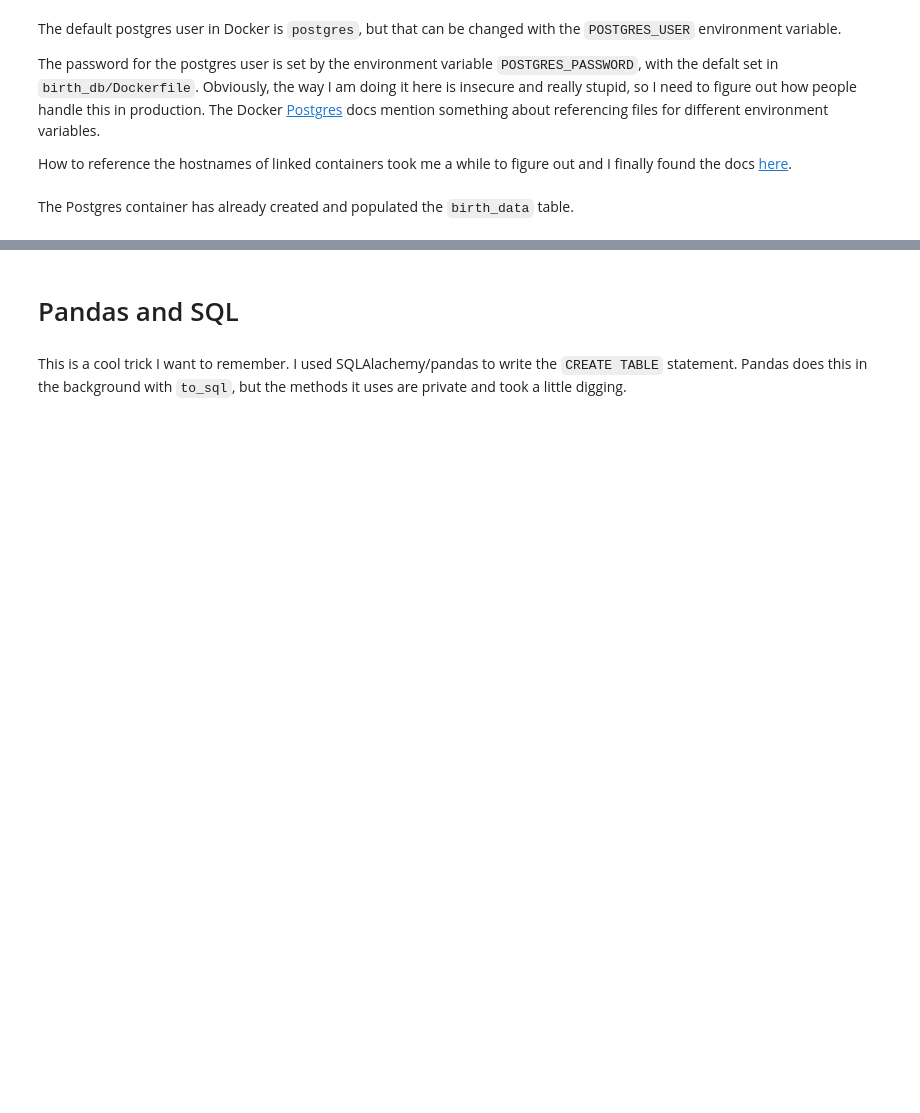
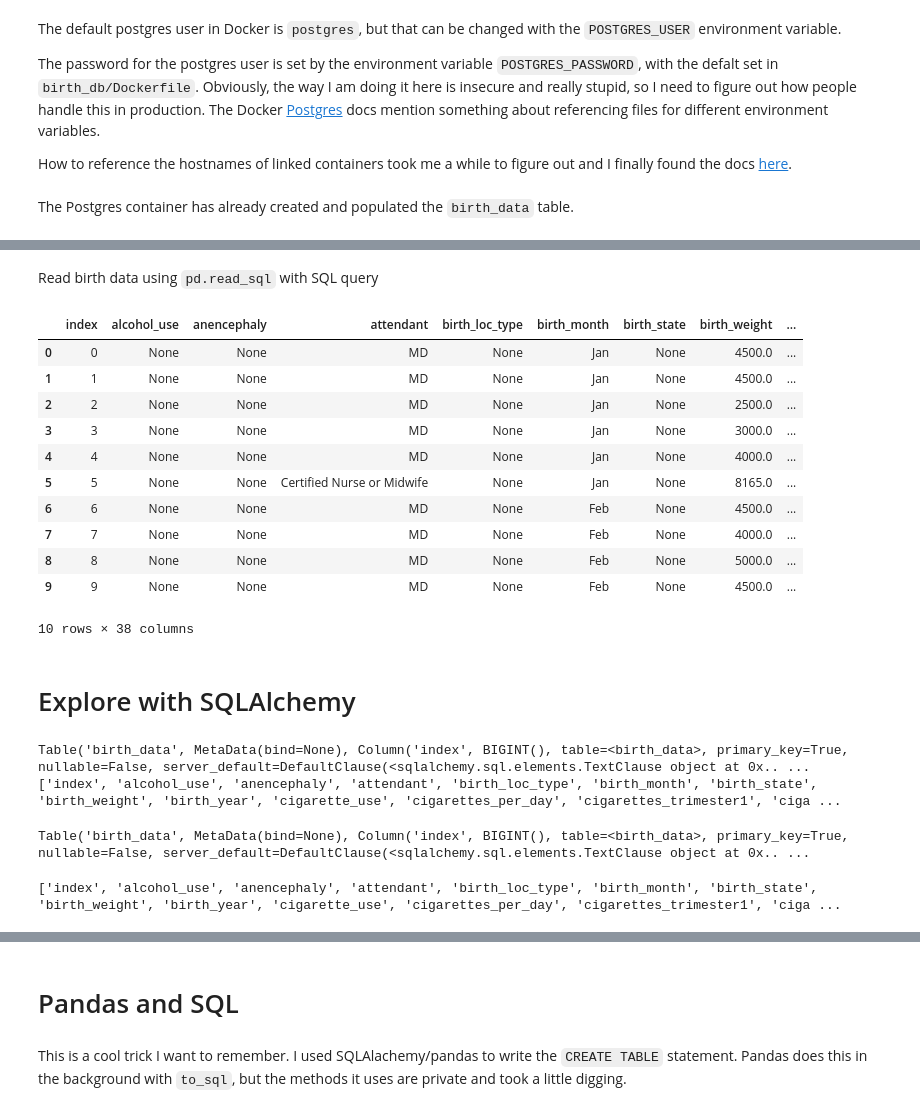
Before and after one commit to jrnold/insight-ds-docker, a Jupyter notebook: DS_Docker_setup.ipynb, the cells around one changed output, grey strips where cells are left out. Drawn from its saved outputs; the diff is of its cells as text; code cells hidden in the pictures; blank space fills up the shorter version.

Commit message:
add stuff with pandas, sqlalchemy

```diff
--- a/DS_Docker_setup.ipynb
+++ b/DS_Docker_setup.ipynb
@@ -30,0 +47,19 @@ OperationalError: (psycopg2.OperationalError) could not translate host name "bir
+# %% [markdown]
+Read birth data using `pd.read_sql` with SQL query
+# %%
+pd.read_sql("SELECT * FROM birth_data LIMIT 10", engine)
+# %% [output]
+|  | index | alcohol_use | anencephaly | attendant | birth_loc_type | birth_month | birth_state | birth_weight | ... |
+| 0 | 0 | None | None | MD | None | Jan | None | 4500.0 | ... |
+| 1 | 1 | None | None | MD | None | Jan | None | 4500.0 | ... |
+| 2 | 2 | None | None | MD | None | Jan | None | 2500.0 | ... |
+| 3 | 3 | None | None | MD | None | Jan | None | 3000.0 | ... |
+| 4 | 4 | None | None | MD | None | Jan | None | 4000.0 | ... |
+| 5 | 5 | None | None | Certified Nurse or Midwife | None | Jan | None | 8165.0 | ... |
+| 6 | 6 | None | None | MD | None | Feb | None | 4500.0 | ... |
+| 7 | 7 | None | None | MD | None | Feb | None | 4000.0 | ... |
+| 8 | 8 | None | None | MD | None | Feb | None | 5000.0 | ... |
+| 9 | 9 | None | None | MD | None | Feb | None | 4500.0 | ... |
+10 rows × 38 columns
+# %% [markdown]
+# Explore with SQLAlchemy
@@ -30,0 +68,17 @@ OperationalError: (psycopg2.OperationalError) could not translate host name "bir
+# %%
+from sqlalchemy import select
+
+# Reflect census table via engine
+metadata = MetaData()
+birth_data = Table('birth_data', metadata, autoload=True, autoload_with=engine)
+# %% [output]
+Table('birth_data', MetaData(bind=None), Column('index', BIGINT(), table=<birth_data>, primary_key=True, nullable=False, server_default=DefaultClause(<sqlalchemy.sql.elements.TextClause object at 0x.. ...
+['index', 'alcohol_use', 'anencephaly', 'attendant', 'birth_loc_type', 'birth_month', 'birth_state', 'birth_weight', 'birth_year', 'cigarette_use', 'cigarettes_per_day', 'cigarettes_trimester1', 'ciga ...
+# %%
+print(repr(metadata.tables['birth_data']))
+# %% [output]
+Table('birth_data', MetaData(bind=None), Column('index', BIGINT(), table=<birth_data>, primary_key=True, nullable=False, server_default=DefaultClause(<sqlalchemy.sql.elements.TextClause object at 0x.. ...
+# %%
+print(birth_data.columns.keys())
+# %% [output]
+['index', 'alcohol_use', 'anencephaly', 'attendant', 'birth_loc_type', 'birth_month', 'birth_state', 'birth_weight', 'birth_year', 'cigarette_use', 'cigarettes_per_day', 'cigarettes_trimester1', 'ciga ...
```
Also changed, not shown: parts of 37 cells of this notebook, 4 other files.
